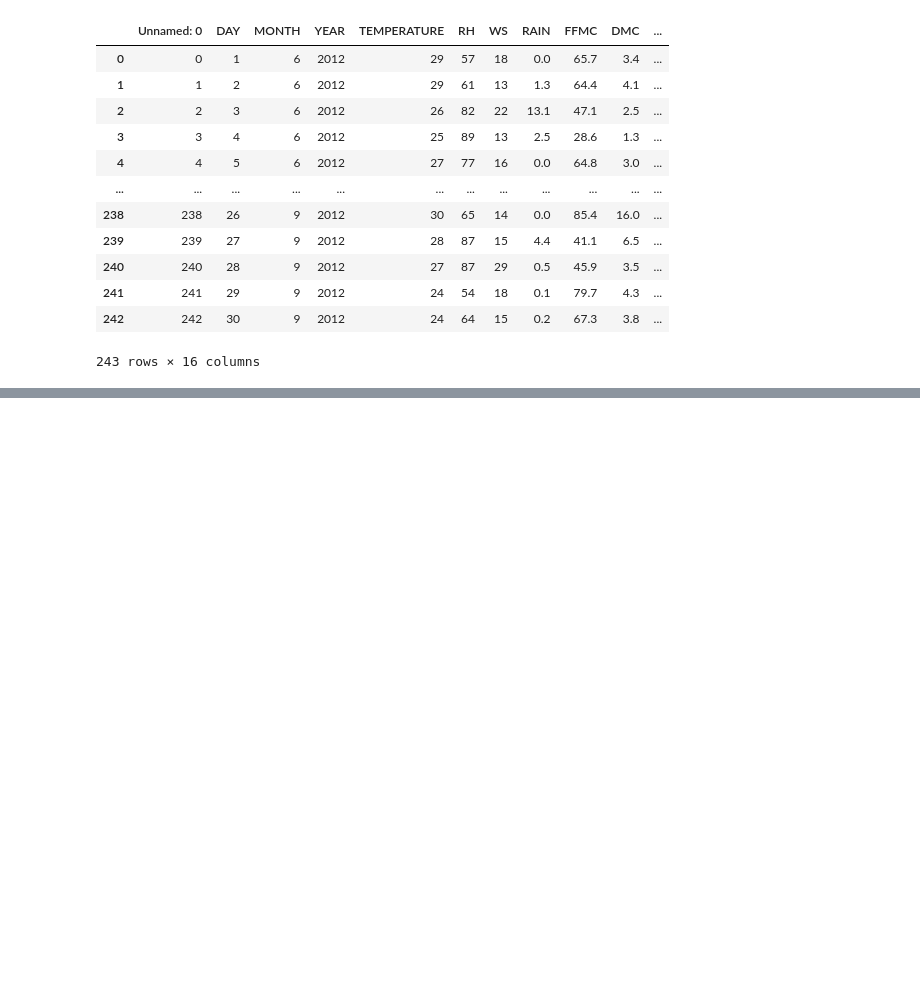
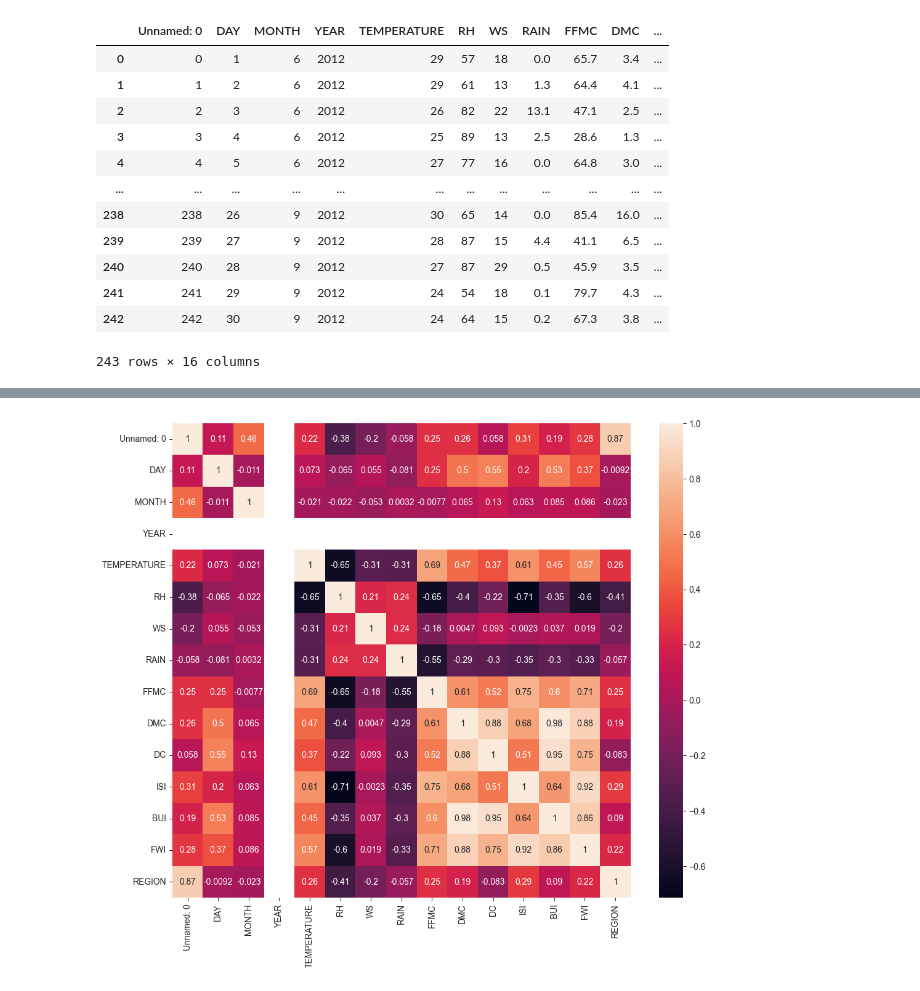
Before and after one commit to Muhammed-tech1/Forest-fire-prediction1, a Jupyter notebook: notebooks/04 EDA.ipynb, the cells around one changed output, grey strips where cells are left out. Saved outputs shown, nothing was run; the diff lists cells and outputs as text; code cells hidden in the pictures; blank space fills up the shorter version.

```diff
--- a/notebooks/04 EDA.ipynb
+++ b/notebooks/04 EDA.ipynb
@@ -75,0 +106,9 @@ RandomForestClassifier()
+# %%
+# check Pearson correllation
+plt.figure(figsize=(12,10))
+
+cor = X_train.corr()
+sns.heatmap(cor, annot=True)
+plt.show()
+# %% [output]
+[figure, added]
```
Also changed, not shown: parts of 17 cells of this notebook, 1 other file.
